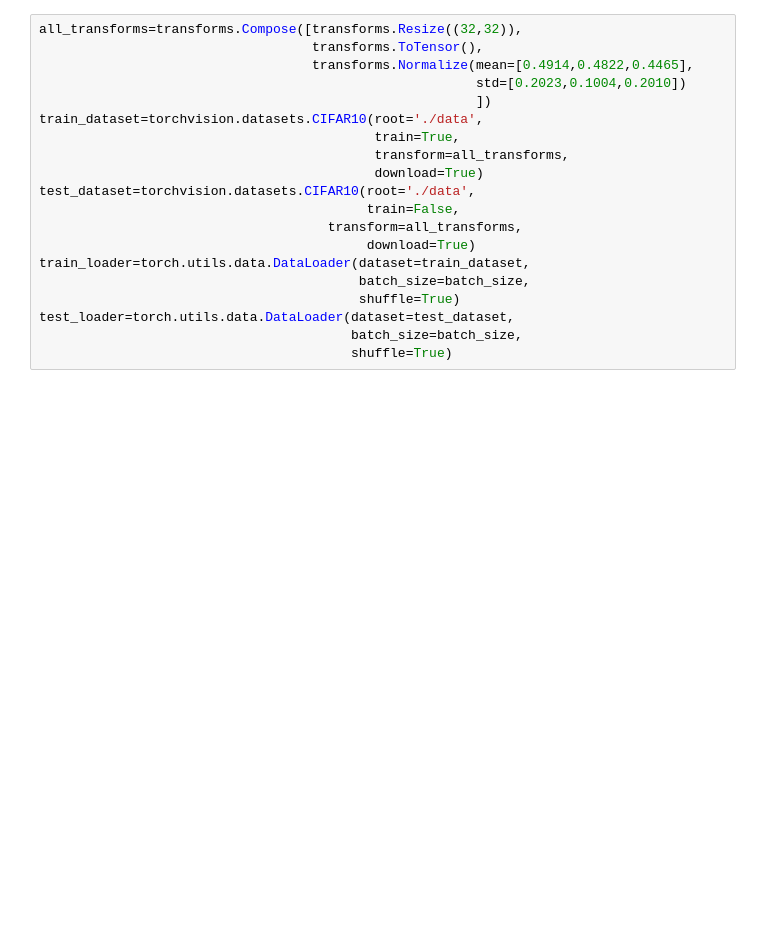
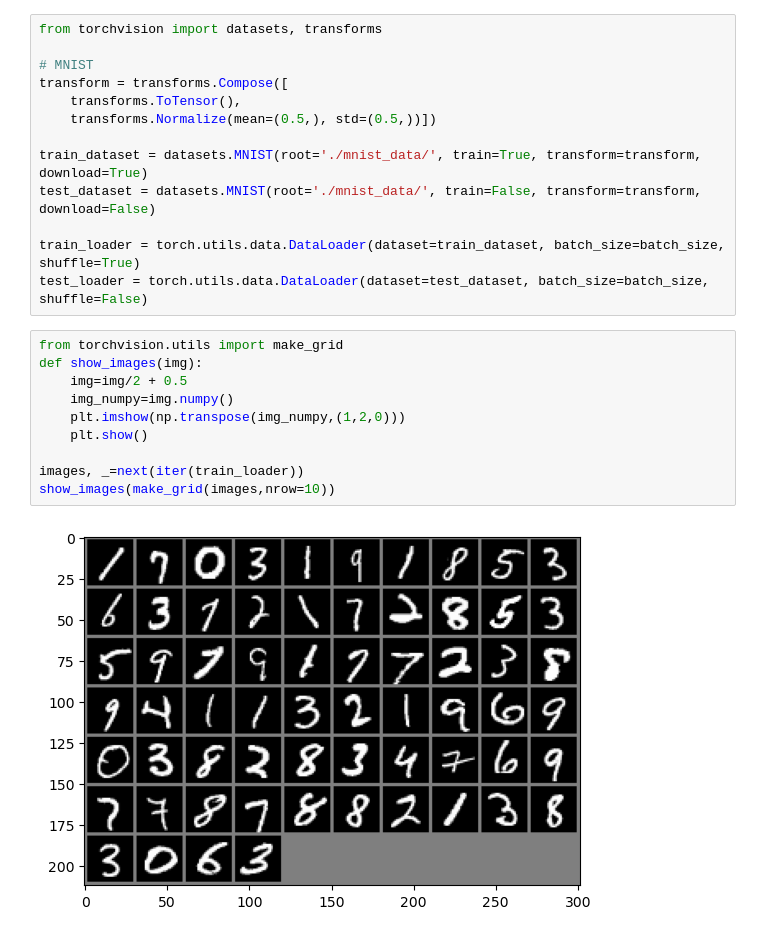
Before and after one commit to NShravanReddy/DeepLearning, a Jupyter notebook: cnn.ipynb, the cells around one changed output. Cells and saved outputs as stored; diff of their text form; blank space fills up the shorter version.

```diff
--- a/cnn.ipynb
+++ b/cnn.ipynb
@@ -14,20 +14,25 @@ num_epochs=20
 # %%
-all_transforms=transforms.Compose([transforms.Resize((32,32)),
-                                   transforms.ToTensor(),
-                                   transforms.Normalize(mean=[0.4914,0.4822,0.4465],
-                                                        std=[0.2023,0.1004,0.2010])
-                                                        ])
-train_dataset=torchvision.datasets.CIFAR10(root='./data',
-                                           train=True,
-                                           transform=all_transforms,
-                                           download=True)
-test_dataset=torchvision.datasets.CIFAR10(root='./data',
-                                          train=False,
-                                     transform=all_transforms,
-                                          download=True)
-train_loader=torch.utils.data.DataLoader(dataset=train_dataset,
-                                         batch_size=batch_size,
-                                         shuffle=True)
-test_loader=torch.utils.data.DataLoader(dataset=test_dataset,
-                                        batch_size=batch_size,
-                                        shuffle=True)
+from torchvision import datasets, transforms
+
+# MNIST
+transform = transforms.Compose([
+    transforms.ToTensor(),
+    transforms.Normalize(mean=(0.5,), std=(0.5,))])
+
+train_dataset = datasets.MNIST(root='./mnist_data/', train=True, transform=transform, download=True)
+test_dataset = datasets.MNIST(root='./mnist_data/', train=False, transform=transform, download=False)
+
+train_loader = torch.utils.data.DataLoader(dataset=train_dataset, batch_size=batch_size, shuffle=True)
+test_loader = torch.utils.data.DataLoader(dataset=test_dataset, batch_size=batch_size, shuffle=False)
+# %%
+from torchvision.utils import make_grid
+def show_images(img):
+    img=img/2 + 0.5
+    img_numpy=img.numpy()
+    plt.imshow(np.transpose(img_numpy,(1,2,0)))
+    plt.show()
+
+images, _=next(iter(train_loader))
+show_images(make_grid(images,nrow=10))
+# %% [output]
+[figure, added]
```
Also changed, not shown: parts of 1 cell of this notebook, 8 other files.
